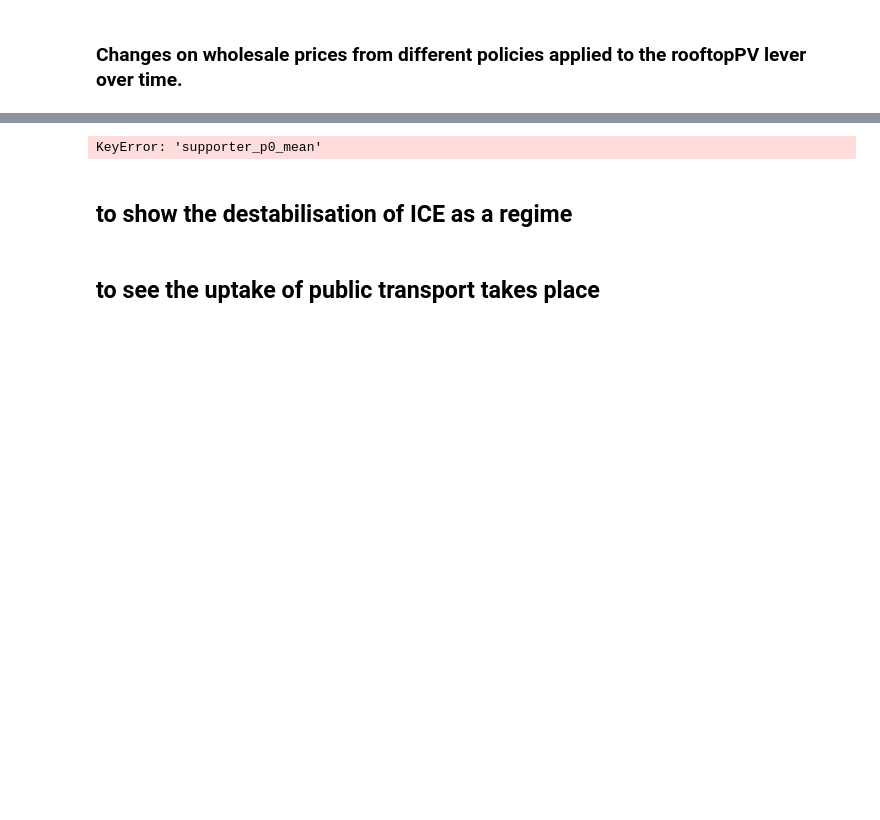
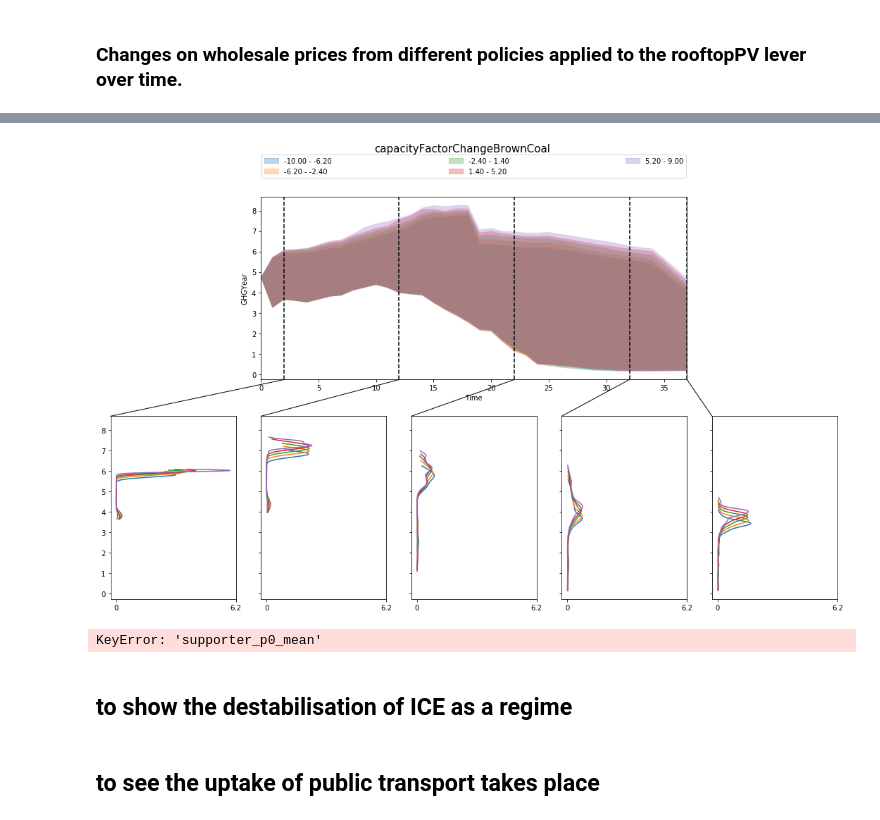
Before and after one commit to gr4sp/simulationEngine, a Jupyter notebook: experiments/notebookGr4sp/ema_gr4sp.ipynb, the cells around one changed output, grey strips where cells are left out. Cells and saved outputs as stored; diff of their text form; code cells hidden in the pictures; blank space fills up the shorter version.

```diff
--- a/experiments/notebookGr4sp/ema_gr4sp.ipynb
+++ b/experiments/notebookGr4sp/ema_gr4sp.ipynb
@@ -793,3 +371,28 @@ plt.savefig('{}/fig{}.png'.format(r'C:\\Users\\angel\\Documents\\GitHub\\gr4sp\\
+# %%
+%matplotlib inline
+
+from EMAworkbench.ema_workbench.analysis.plotting import multiple_densities
+from EMAworkbench.ema_workbench.analysis.plotting_util import Density
+
+#Create envelope plot
+ooi = 'GHGYear'
+l = 'capacityFactorChangeBrownCoal'
+# group_by='rooftopPV', density = Density.KDE, grouping_specifiers={'residential', 'business', 'both'}
+# group_by='onsiteGeneration', density = Density.KDE, grouping_specifiers={'Central', 'Slow change', 'Fast change', 'Step change', 'High DER'}
+
+fig, ax_env = multiple_densities(experiments, outcomesYear, outcomes_to_show = ooi, points_in_time=[2000-startYear,2010-startYear,2020-startYear,2030-startYear,2035-startYear], group_by=l, density = Density.KDE, grouping_specifiers=None ,
+                   titles={ooi},
+          ylabels={ooi: ooi}, legend=True, fill=True)
+
+# #     ax_kde[j].annotate('Timestep=' + str(val) , xycoords='axes fraction' , textcoords='axes fraction', xy=(.02, 1.03), xytext=(.02, 1.03), size=10)
+
+fig[0].suptitle(l, fontsize=15)
+fig[0].set_size_inches(18.5, 10.5)
+
+plt.savefig('{}/fig{}.png'.format(r'C:\\Users\\angel\\Documents\\GitHub\\gr4sp\\experiments\\notebookGr4sp\\figs', '_envelope_kdes_%s_dir_unc_1'%(ooi)),
+            dpi=300, bbox_inches='tight')
+# %% [output]
+[figure, added]
 # %%
 df = pd.DataFrame(columns=['Position of supporter','statistics','time','practice dimension'])
 
```
Also changed, not shown: parts of 33 cells of this notebook, 8 other files.
